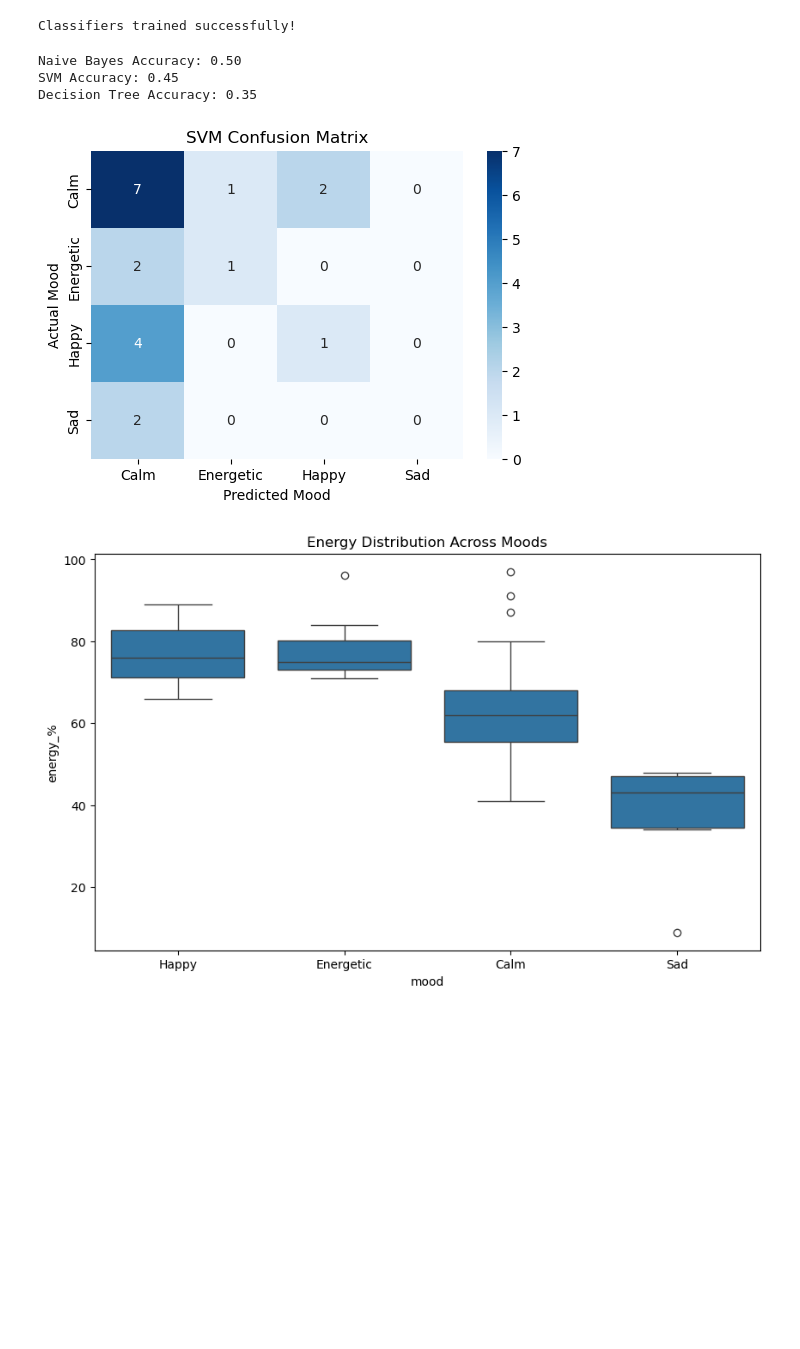
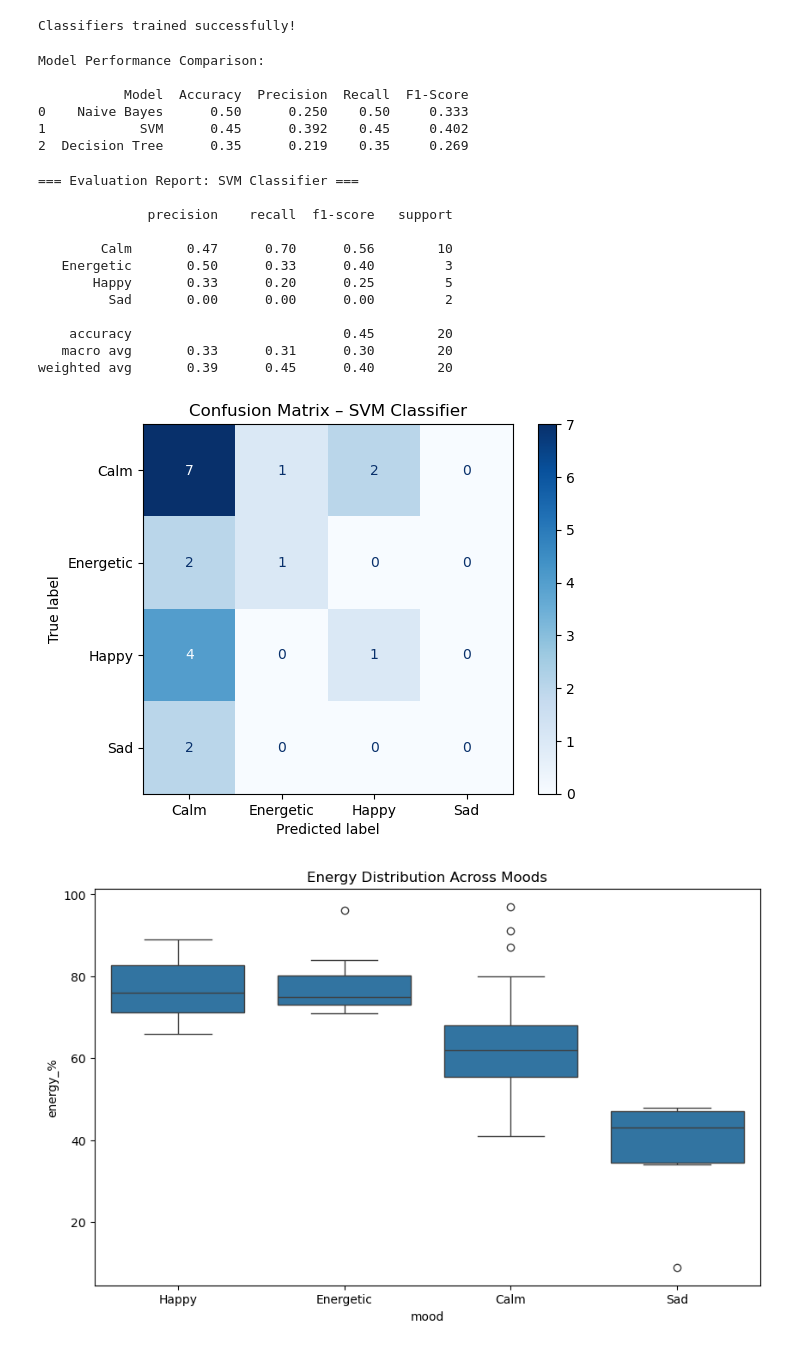
Before and after one commit to Riya2060/Music-recommendation-system, a Jupyter notebook: MusicRecommendation.ipynb, the cells around one changed output. Saved outputs shown, nothing was run; the diff lists cells and outputs as text; code cells hidden in the pictures; blank space fills up the shorter version.

```diff
--- a/MusicRecommendation.ipynb
+++ b/MusicRecommendation.ipynb
@@ -95,40 +95,64 @@ print("Classifiers trained successfully!")
 # %% [output]
 Classifiers trained successfully!
 # %%
-from sklearn.metrics import accuracy_score, classification_report, confusion_matrix
-import matplotlib.pyplot as plt
-import seaborn as sns
+from sklearn.metrics import accuracy_score, precision_score, recall_score, f1_score
 
-# Predictions on test set
-y_pred_nb = nb.predict(X_test)
-y_pred_svm = svm.predict(X_test)
-y_pred_dt = dt.predict(X_test)
+def performance_metrics(y_true, y_pred):
+    return {
+        "Accuracy": round(accuracy_score(y_true, y_pred), 3),
+        "Precision": round(precision_score(y_true, y_pred, average='weighted', zero_division=0), 3),
+        "Recall": round(recall_score(y_true, y_pred, average='weighted', zero_division=0), 3),
+        "F1-Score": round(f1_score(y_true, y_pred, average='weighted', zero_division=0), 3)
+    }
+performance_table = pd.DataFrame([
+    ["Naive Bayes", *performance_metrics(y_test, y_pred_nb).values()],
+    ["SVM", *performance_metrics(y_test, y_pred_svm).values()],
+    ["Decision Tree", *performance_metrics(y_test, y_pred_dt).values()]
+], columns=["Model", "Accuracy", "Precision", "Recall", "F1-Score"])
 
-# Accuracy scores
-acc_nb = accuracy_score(y_test, y_pred_nb)
-acc_svm = accuracy_score(y_test, y_pred_svm)
-acc_dt = accuracy_score(y_test, y_pred_dt)
-
-print(f"Naive Bayes Accuracy: {acc_nb:.2f}")
-print(f"SVM Accuracy: {acc_svm:.2f}")
-print(f"Decision Tree Accuracy: {acc_dt:.2f}")
+print("\nModel Performance Comparison:\n")
+print(performance_table)
 # %% [output]
-Naive Bayes Accuracy: 0.50
-SVM Accuracy: 0.45
-Decision Tree Accuracy: 0.35
+Model Performance Comparison:
+
+           Model  Accuracy  Precision  Recall  F1-Score
+0    Naive Bayes      0.50      0.250    0.50     0.333
+1            SVM      0.45      0.392    0.45     0.402
+2  Decision Tree      0.35      0.219    0.35     0.269
 # %%
-# Confusion matrix for SVM
-cm = confusion_matrix(y_test, y_pred_svm)
-plt.figure(figsize=(6,4))
-sns.heatmap(cm, annot=True, fmt='d', cmap='Blues',
-            xticklabels=['Calm','Energetic','Happy','Sad'],
-            yticklabels=['Calm','Energetic','Happy','Sad'])
-plt.xlabel('Predicted Mood')
-plt.ylabel('Actual Mood')
-plt.title('SVM Confusion Matrix')
+from sklearn.metrics import classification_report, ConfusionMatrixDisplay
+
+print("\n=== Evaluation Report: SVM Classifier ===\n")
+print(classification_report(
+    y_test,
+    y_pred_svm,
+    labels=['Calm', 'Energetic', 'Happy', 'Sad'],
+    zero_division=0
+))
+
+ConfusionMatrixDisplay.from_predictions(
+    y_test,
+    y_pred_svm,
+    display_labels=['Calm', 'Energetic', 'Happy', 'Sad'],
+    cmap='Blues'
+)
+
+plt.title("Confusion Matrix – SVM Classifier")
 plt.show()
 # %% [output]
+=== Evaluation Report: SVM Classifier ===
+
+              precision    recall  f1-score   support
+
+        Calm       0.47      0.70      0.56        10
+   Energetic       0.50      0.33      0.40         3
+       Happy       0.33      0.20      0.25         5
+         Sad       0.00      0.00      0.00         2
+
+    accuracy                           0.45        20
+   macro avg       0.33      0.31      0.30        20
+weighted avg       0.39      0.45      0.40        20
-[figure, old version]
+[figure, new version]
 # %%
 plt.figure(figsize=(10,6))
 sns.boxplot(x='mood', y='energy_%', data=df)
```
Also changed, not shown: parts of 2 cells of this notebook.
